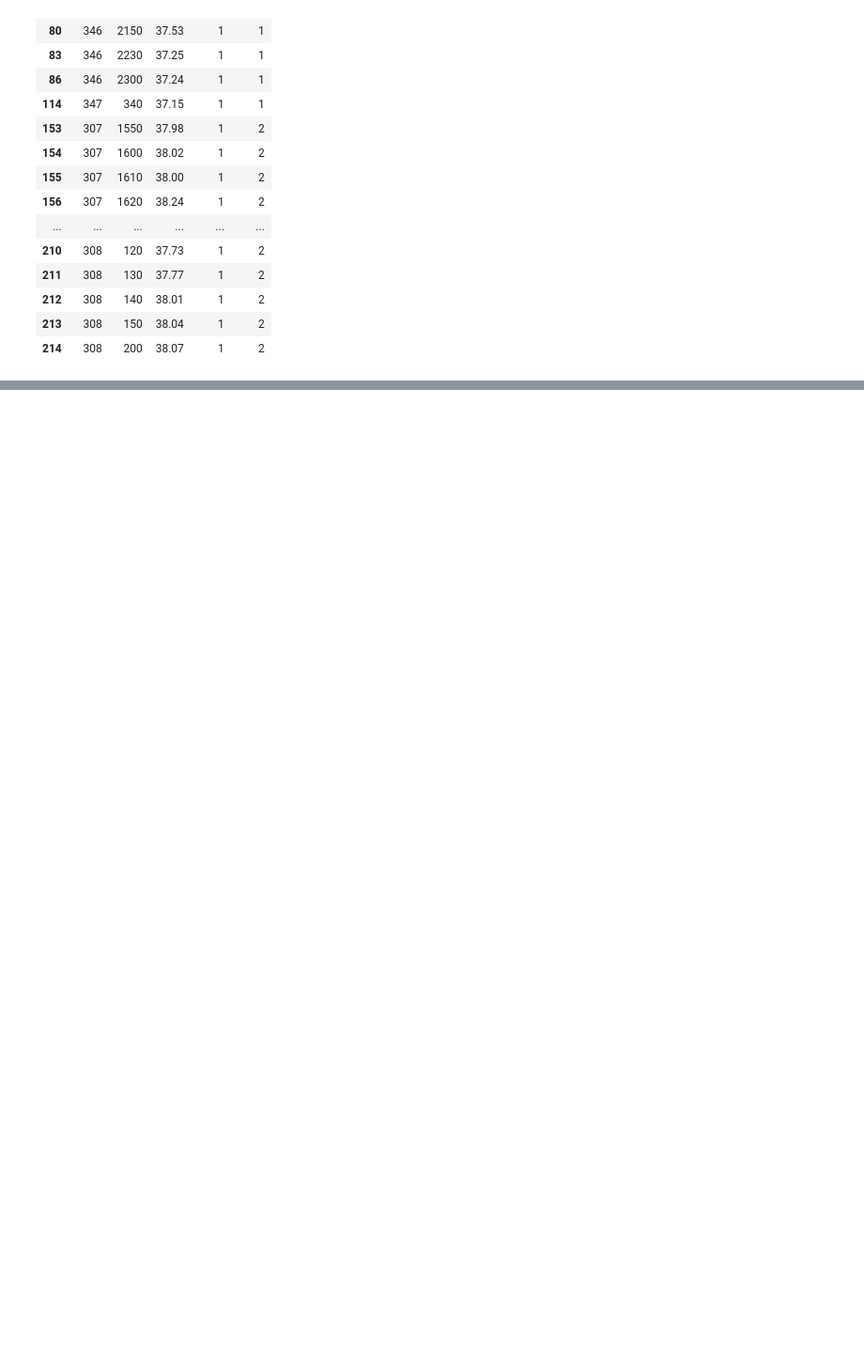
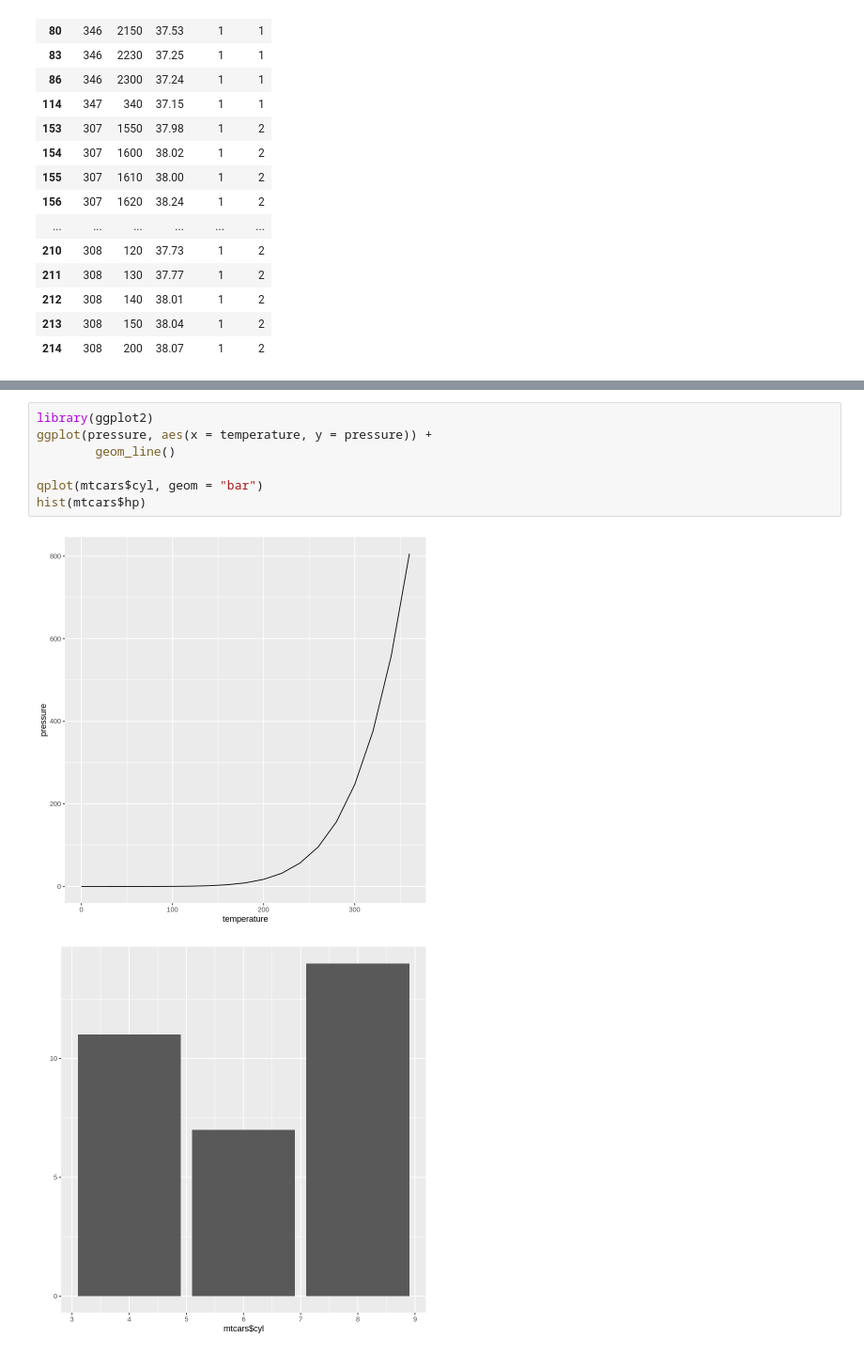
Before and after one commit to Sirsho29/R-programs-BD-class, a Jupyter notebook: R_Programming.ipynb, the cells around one changed output, grey strips where cells are left out. Shown at 94% size. Saved outputs shown, nothing was run; the diff lists cells and outputs as text; blank space fills up the shorter version.

```diff
--- a/R_Programming.ipynb
+++ b/R_Programming.ipynb
@@ -79,0 +110,10 @@ A data.frame: 68 × 5
+# %%
+library(ggplot2)
+ggplot(pressure, aes(x = temperature, y = pressure)) +
+        geom_line()
+
+qplot(mtcars$cyl, geom = "bar")
+hist(mtcars$hp)
+# %% [output]
+[figure, added]
+[figure, added]
```
Also changed, not shown: parts of 5 cells of this notebook.
